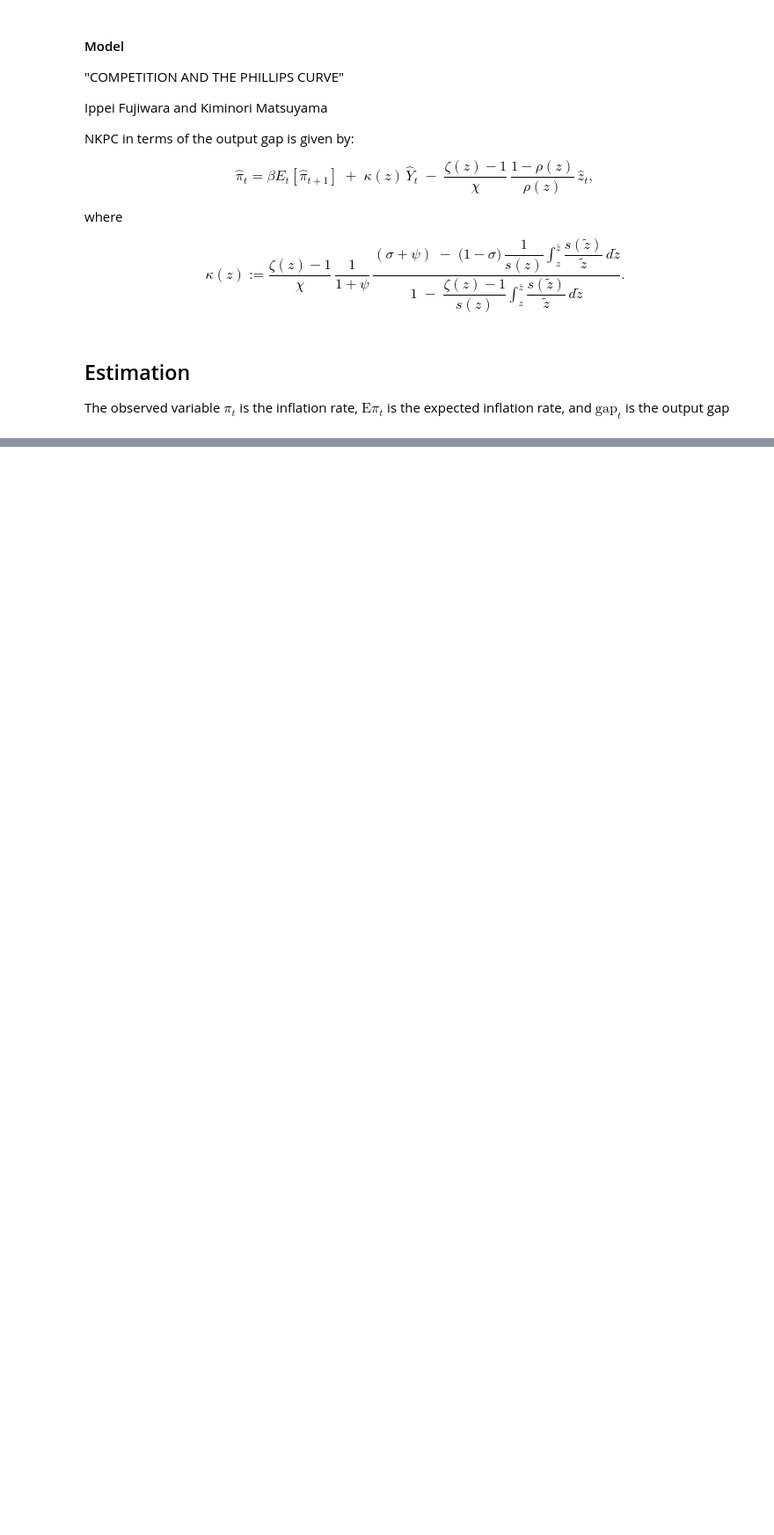
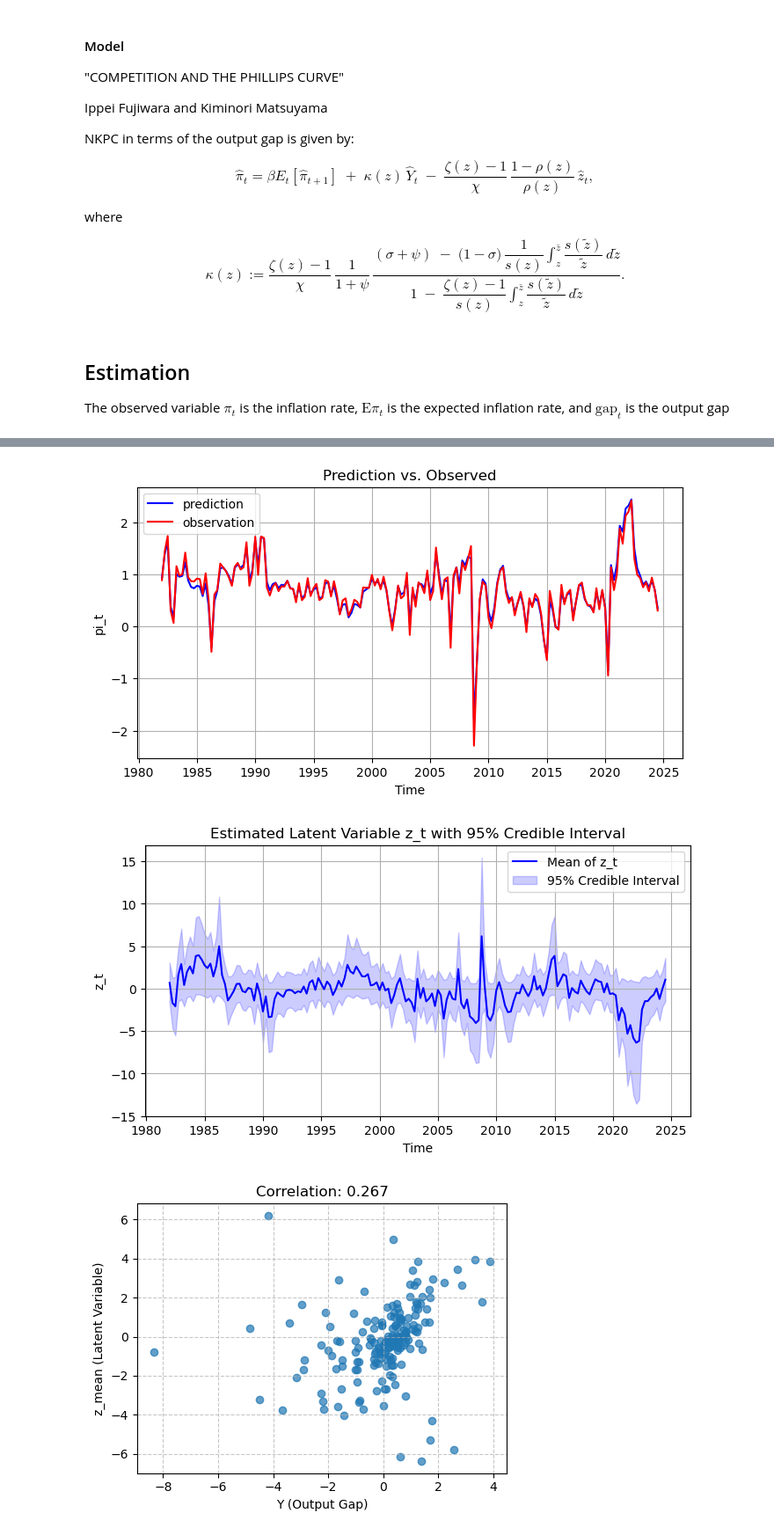
Before and after one commit to Ichikawa-Satoshi/NKPC_HSA_MCMC, a Jupyter notebook: code/main.ipynb, the cells around one changed output, grey strips where cells are left out. Shown at 88% size. Cells and saved outputs as stored; diff of their text form; code cells hidden in the pictures; blank space fills up the shorter version.

```diff
--- a/code/main.ipynb
+++ b/code/main.ipynb
@@ -790,0 +587,41 @@ display(Markdown(markdown_table))
+# %%
+model_number = 5
+idata = globals()[f"idata_{model_number}"]
+z_mean_value =  globals()[f"z_mean_{model_number}"]
+z_lower =  globals()[f"z_lower_{model_number}"]
+z_upper =  globals()[f"z_upper_{model_number}"]
+if "theta" in idata.posterior.data_vars:
+    theta_mean_value = float(idata.posterior["theta"].mean(dim=["chain", "draw"]))
+else:
+    theta = 0
+if "alpha" in idata.posterior.data_vars:
+    alpha_mean_value = float(idata.posterior["alpha"].mean(dim=["chain", "draw"]))
+else:
+    alpha_mean_value = 0
+beta_mean_value  = float(idata.posterior["beta"].mean(dim=["chain", "draw"]))
+kappa_mean_value = float(idata.posterior["kappa"].mean(dim=["chain", "draw"]))
+
+pi_pred = alpha_mean_value * pi_prev + beta_mean_value * pi_expect + kappa_mean_value * Y - theta_mean_value * z_mean_value
+
+var_pi_pred  = np.var(pi_pred)
+var_pi_resid = np.var(pi - pi_pred)
+r2 = var_pi_pred / (var_pi_pred + var_pi_resid)
+
+# Plot
+plt.figure(figsize=(8, 4))
+plt.plot(data["DATE"], pi_pred, label="prediction", color="blue")
+plt.plot(data["DATE"], pi, label="observation", color="red")
+plt.title("Prediction vs. Observed")
+plt.xlabel("Time")
+plt.ylabel("pi_t")
+plt.legend()
+plt.grid(True)
+plt.show()
+
+# print(f"Bayesian R^2: {r2}")
+
+plot_z(data["DATE"],z_mean_value,z_lower, z_upper, Y)
+# %% [output]
+[figure, added]
+[figure, added]
+[figure, added]
```
Also changed, not shown: parts of 40 cells of this notebook, 11 other files.
